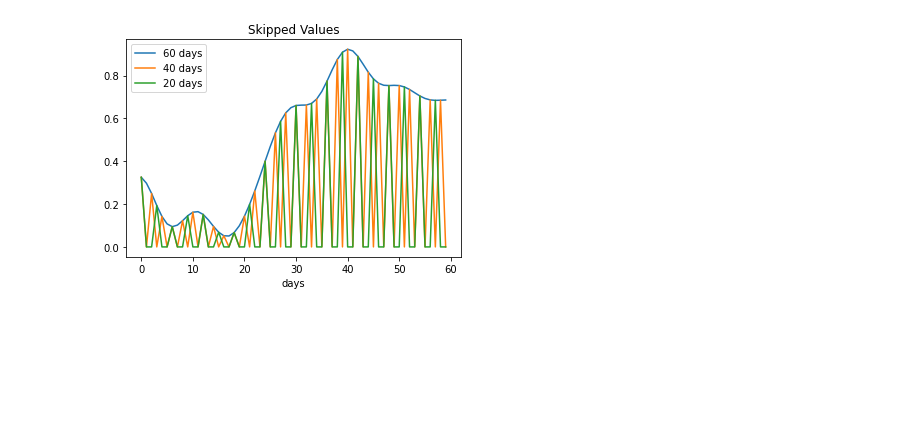
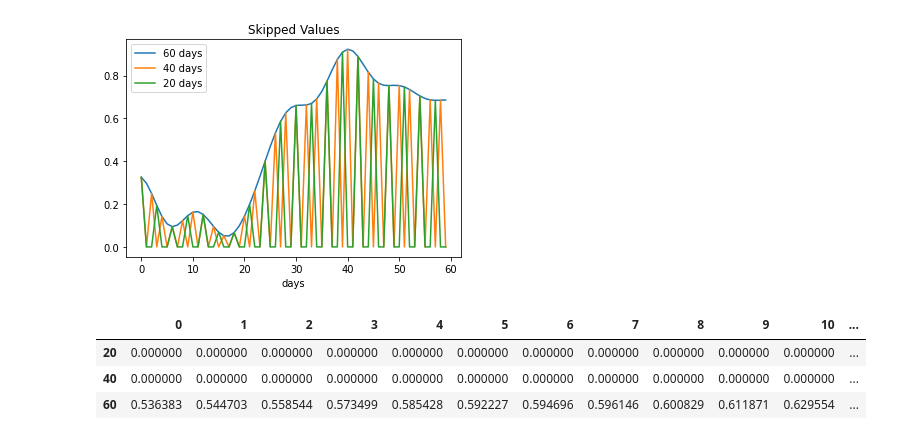
Before and after one commit to mtchibozo/Capstone-Fall-2020, a Jupyter notebook: skipped-padded/preprocessing/preprocessing_DCT.ipynb, the cells around one changed output. Cells and saved outputs as stored; diff of their text form; code cells hidden in the pictures; blank space fills up the shorter version.

```diff
--- a/skipped-padded/preprocessing/preprocessing_DCT.ipynb
+++ b/skipped-padded/preprocessing/preprocessing_DCT.ipynb
@@ -144,6 +122,14 @@ ax.legend(['60 days', '40 days', '20 days'])
 # %% [output]
 <matplotlib.legend.Legend at 0x...>
 [figure]
+# %%
+s = consecutive_values[0]
+pd.DataFrame(s,columns=["20","40","60"]).T
+# %% [output]
+|  | 0 | 1 | 2 | 3 | 4 | 5 | 6 | 7 | 8 | 9 | 10 | ... |
+| 20 | 0.000000 | 0.000000 | 0.000000 | 0.000000 | 0.000000 | 0.000000 | 0.000000 | 0.000000 | 0.000000 | 0.000000 | 0.000000 | ... |
+| 40 | 0.000000 | 0.000000 | 0.000000 | 0.000000 | 0.000000 | 0.000000 | 0.000000 | 0.000000 | 0.000000 | 0.000000 | 0.000000 | ... |
+| 60 | 0.536383 | 0.544703 | 0.558544 | 0.573499 | 0.585428 | 0.592227 | 0.594696 | 0.596146 | 0.600829 | 0.611871 | 0.629554 | ... |
 # %%
 from matplotlib import pyplot as plt
 
```
Also changed, not shown: parts of 2 cells of this notebook.
